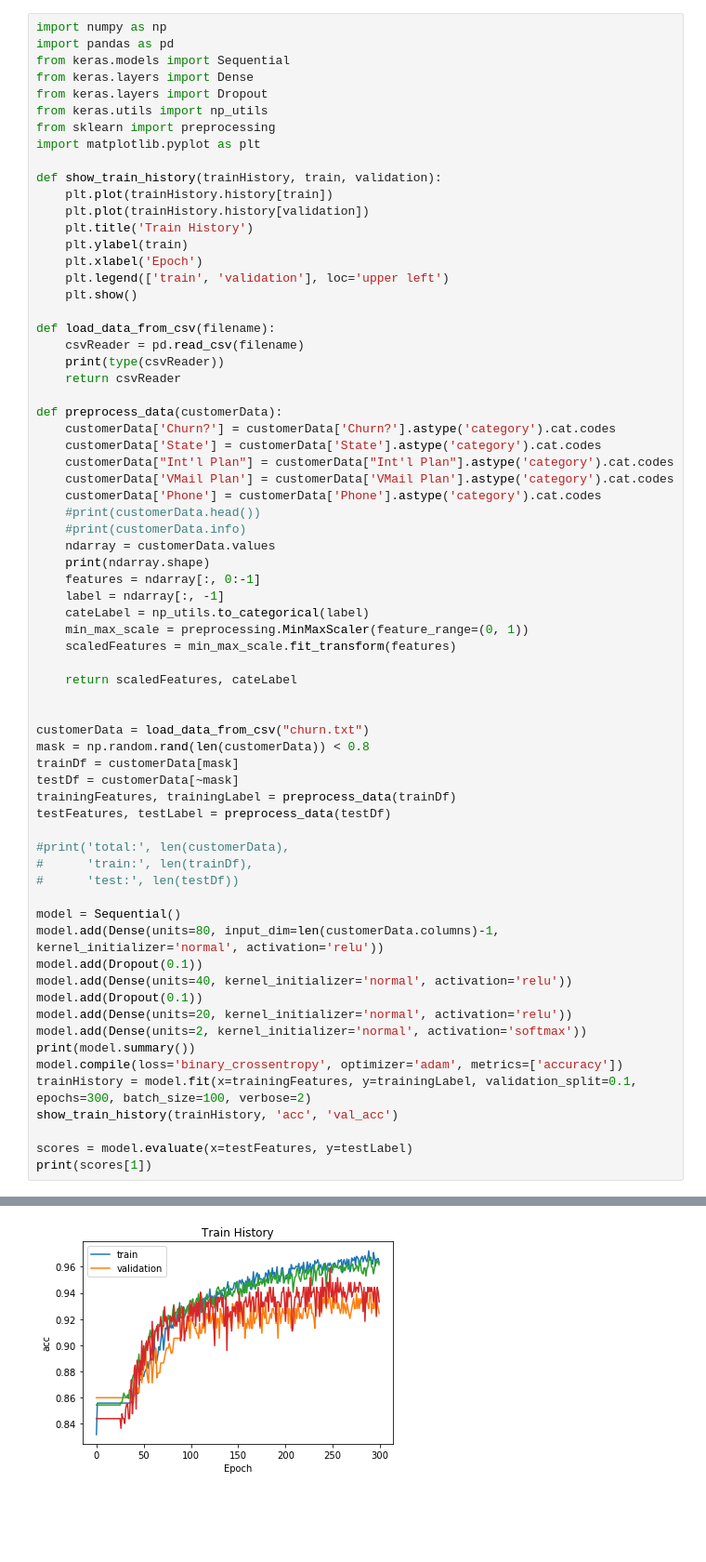
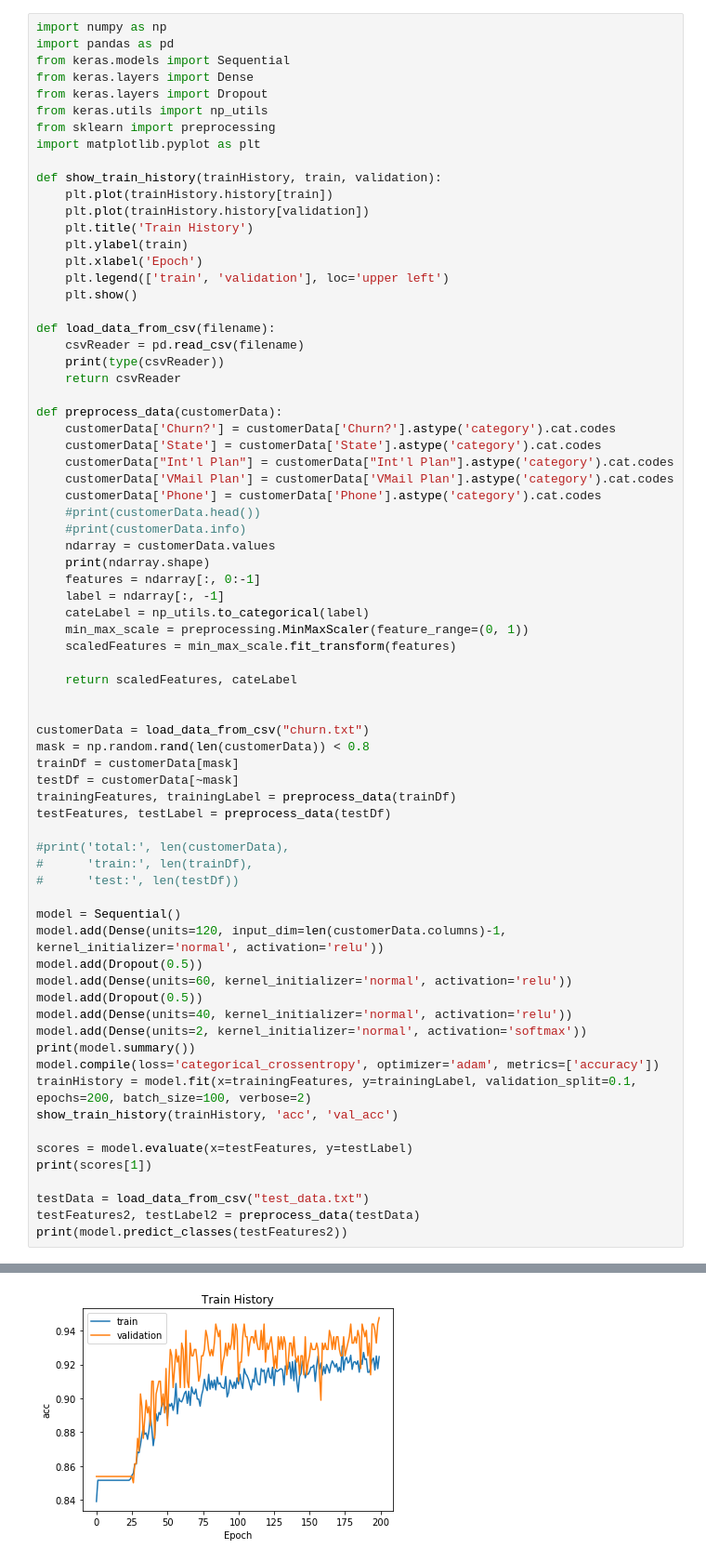
Before and after one commit to cgm7487/customer_churn_prediction, a Jupyter notebook: churn_predict.ipynb, the cells around one changed output, grey strips where cells are left out. Shown at 93% size. Saved outputs shown, nothing was run; the diff lists cells and outputs as text; blank space fills up the shorter version.

Commit message:
added test data, and tuned the parameters

```diff
--- a/churn_predict.ipynb
+++ b/churn_predict.ipynb
@@ -53,19 +53,23 @@ testFeatures, testLabel = preprocess_data(testDf)
 #      'test:', len(testDf))
 
 model = Sequential()
-model.add(Dense(units=80, input_dim=len(customerData.columns)-1, kernel_initializer='normal', activation='relu'))
-model.add(Dropout(0.1))
+model.add(Dense(units=120, input_dim=len(customerData.columns)-1, kernel_initializer='normal', activation='relu'))
+model.add(Dropout(0.5))
+model.add(Dense(units=60, kernel_initializer='normal', activation='relu'))
+model.add(Dropout(0.5))
 model.add(Dense(units=40, kernel_initializer='normal', activation='relu'))
-model.add(Dropout(0.1))
-model.add(Dense(units=20, kernel_initializer='normal', activation='relu'))
 model.add(Dense(units=2, kernel_initializer='normal', activation='softmax'))
 print(model.summary())
-model.compile(loss='binary_crossentropy', optimizer='adam', metrics=['accuracy'])
-trainHistory = model.fit(x=trainingFeatures, y=trainingLabel, validation_split=0.1, epochs=300, batch_size=100, verbose=2)
+model.compile(loss='categorical_crossentropy', optimizer='adam', metrics=['accuracy'])
+trainHistory = model.fit(x=trainingFeatures, y=trainingLabel, validation_split=0.1, epochs=200, batch_size=100, verbose=2)
 show_train_history(trainHistory, 'acc', 'val_acc')
 
 scores = model.evaluate(x=testFeatures, y=testLabel)
 print(scores[1])
+
+testData = load_data_from_csv("test_data.txt")
+testFeatures2, testLabel2 = preprocess_data(testData)
+print(model.predict_classes(testFeatures2))
 # %% [output]
 <class 'pandas.core.frame.DataFrame'>
 A value is trying to be set on a copy of a slice from a DataFrame.
@@ -108 +112 @@ Epoch 300/300
-[figure, old version]
+[figure, new version]
```
Also changed, not shown: parts of 1 cell of this notebook, 2 other files.
